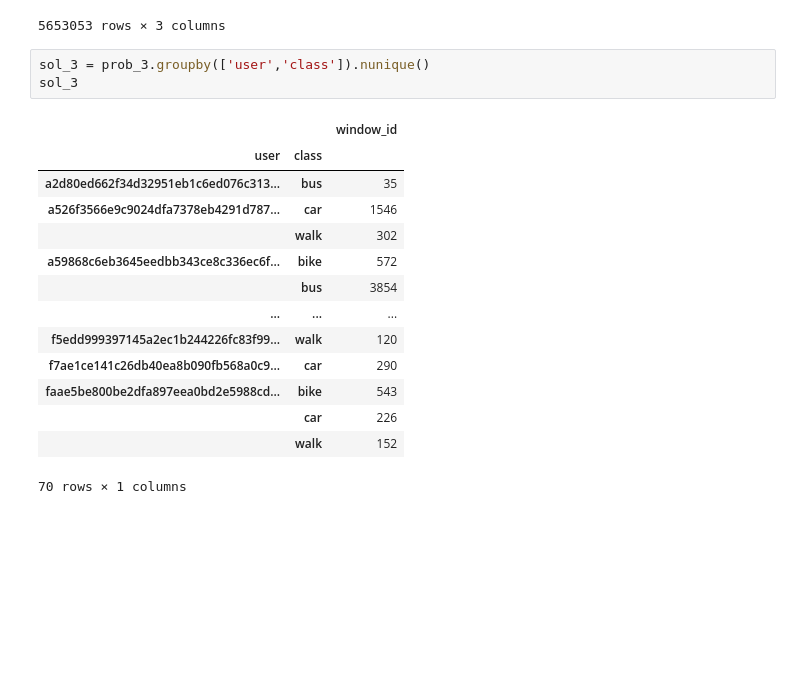
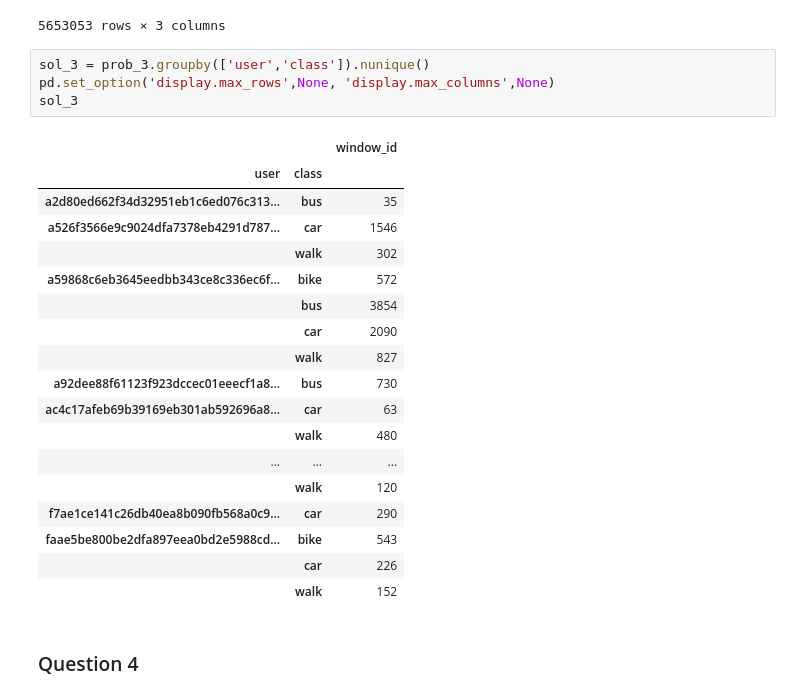
Before and after one commit to Arush0113/CE784, a Jupyter notebook: Arush_CE784_assignment2.ipynb, the cells around one changed output. Drawn from its saved outputs; the diff is of its cells as text; blank space fills up the shorter version.

```diff
--- a/Arush_CE784_assignment2.ipynb
+++ b/Arush_CE784_assignment2.ipynb
@@ -323,19 +323,26 @@ prob_3
 5653053 rows × 3 columns
 # %%
 sol_3 = prob_3.groupby(['user','class']).nunique()
+pd.set_option('display.max_rows',None, 'display.max_columns',None)
 sol_3
 # %% [output]
 |  |  | window_id |
 | user | class |  |
 | a2d80ed662f34d32951eb1c6ed076c313... | bus | 35 |
 | a526f3566e9c9024dfa7378eb4291d787... | car | 1546 |
 |  | walk | 302 |
 | a59868c6eb3645eedbb343ce8c336ec6f... | bike | 572 |
 |  | bus | 3854 |
+|  | car | 2090 |
+|  | walk | 827 |
+| a92dee88f61123f923dccec01eeecf1a8... | bus | 730 |
+| ac4c17afeb69b39169eb301ab592696a8... | car | 63 |
+|  | walk | 480 |
 | ... | ... | ... |
-| f5edd999397145a2ec1b244226fc83f99... | walk | 120 |
+|  | walk | 120 |
 | f7ae1ce141c26db40ea8b090fb568a0c9... | car | 290 |
 | faae5be800be2dfa897eea0bd2e5988cd... | bike | 543 |
 |  | car | 226 |
 |  | walk | 152 |
-70 rows × 1 columns
+# %% [markdown]
+### Question 4
```
